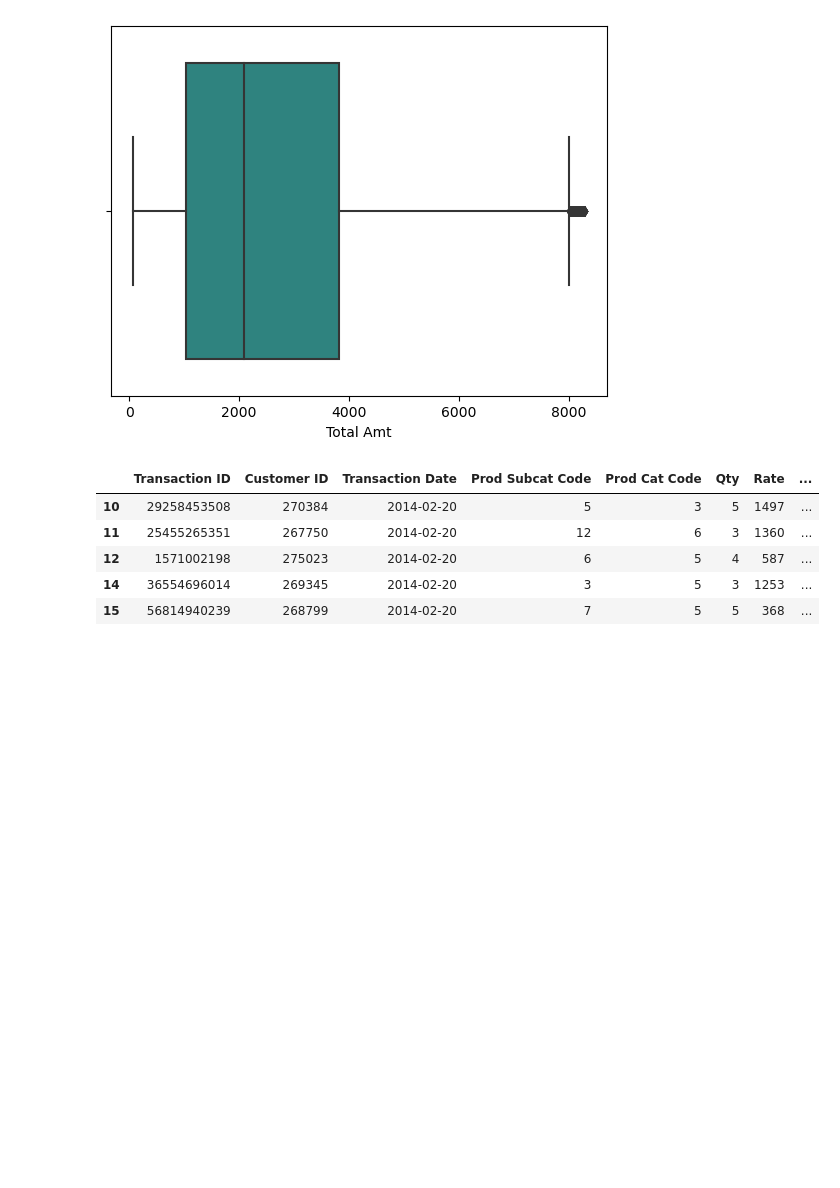
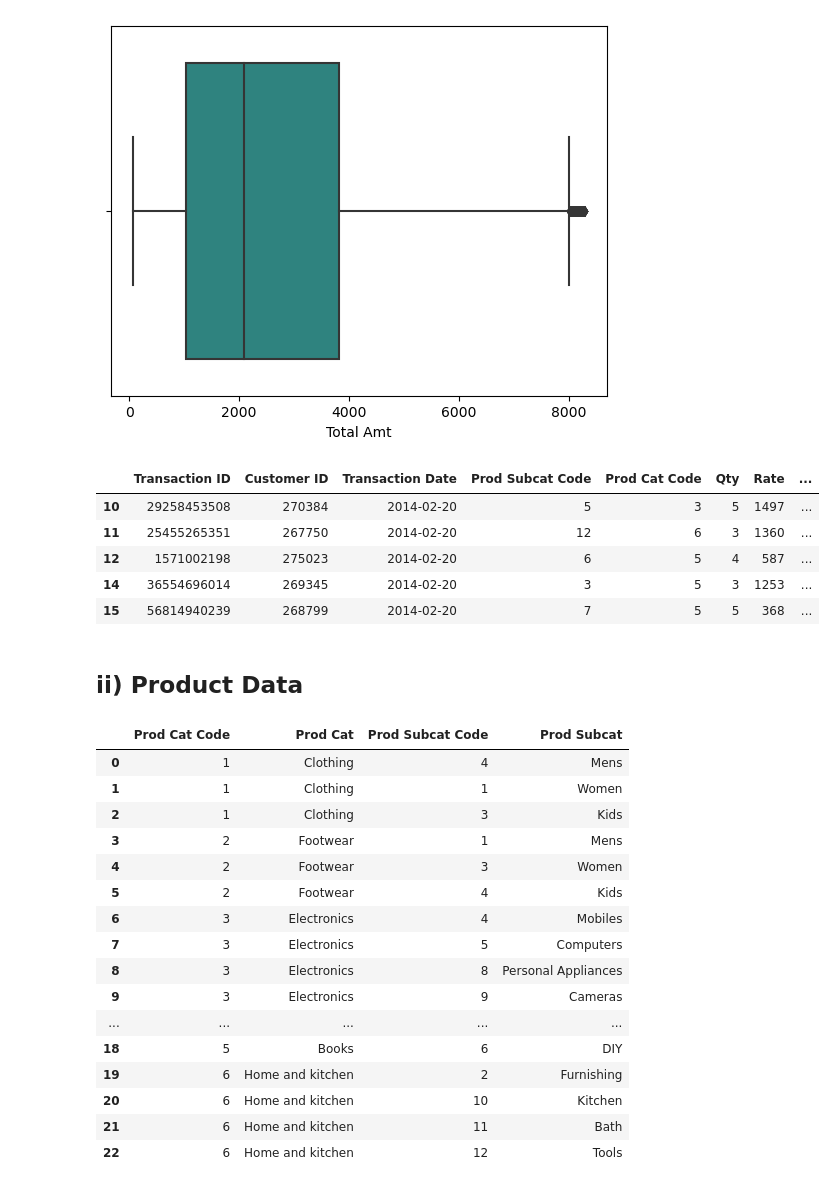
Before and after one commit to Khair1212/Ret-opt, a Jupyter notebook: Notebooks/EDA and Data Preprocessing.ipynb, the cells around one changed output. Drawn from its saved outputs; the diff is of its cells as text; code cells hidden in the pictures; blank space fills up the shorter version.

```diff
--- a/Customer Segmentation.ipynb
+++ b/Notebooks/EDA and Data Preprocessing.ipynb
@@ -32,9 +32,9 @@ Requirement already satisfied: joblib>=1.0.0 in /Users/khair1212/opt/anaconda3/l
 
 ## i) See basics of data
 # %%
-tran_df = pd.read_csv('archive/Transactions.csv')
-cust_df = pd.read_csv('archive/Customer.csv')
-prod_df = pd.read_csv('archive/prod_cat_info.csv')
+tran_df = pd.read_csv('../archive/Transactions.csv')
+cust_df = pd.read_csv('../archive/Customer.csv')
+prod_df = pd.read_csv('../archive/prod_cat_info.csv')
 # %%
 tran_df.head()
 # %% [output]
@@ -245,3 +247,25 @@ tran_df2.head()
 | 12 | 1571002198 | 275023 | 2014-02-20 | 6 | 5 | 4 | 587 | ... |
 | 14 | 36554696014 | 269345 | 2014-02-20 | 3 | 5 | 3 | 1253 | ... |
 | 15 | 56814940239 | 268799 | 2014-02-20 | 7 | 5 | 5 | 368 | ... |
+# %% [markdown]
+## ii) Product Data
+# %%
+prod_df2
+# %% [output]
+|  | Prod Cat Code | Prod Cat | Prod Subcat Code | Prod Subcat |
+| 0 | 1 | Clothing | 4 | Mens |
+| 1 | 1 | Clothing | 1 | Women |
+| 2 | 1 | Clothing | 3 | Kids |
+| 3 | 2 | Footwear | 1 | Mens |
+| 4 | 2 | Footwear | 3 | Women |
+| 5 | 2 | Footwear | 4 | Kids |
+| 6 | 3 | Electronics | 4 | Mobiles |
+| 7 | 3 | Electronics | 5 | Computers |
+| 8 | 3 | Electronics | 8 | Personal Appliances |
+| 9 | 3 | Electronics | 9 | Cameras |
+| ... | ... | ... | ... | ... |
+| 18 | 5 | Books | 6 | DIY |
+| 19 | 6 | Home and kitchen | 2 | Furnishing |
+| 20 | 6 | Home and kitchen | 10 | Kitchen |
+| 21 | 6 | Home and kitchen | 11 | Bath |
+| 22 | 6 | Home and kitchen | 12 | Tools |
```
Also changed, not shown: parts of 14 cells of this notebook, 11 other files.
